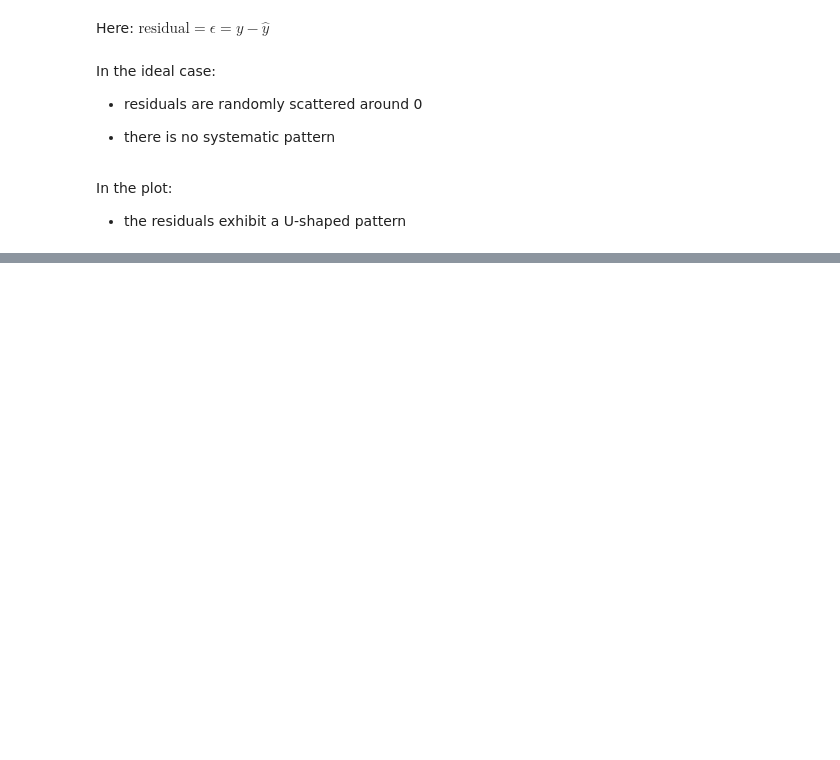
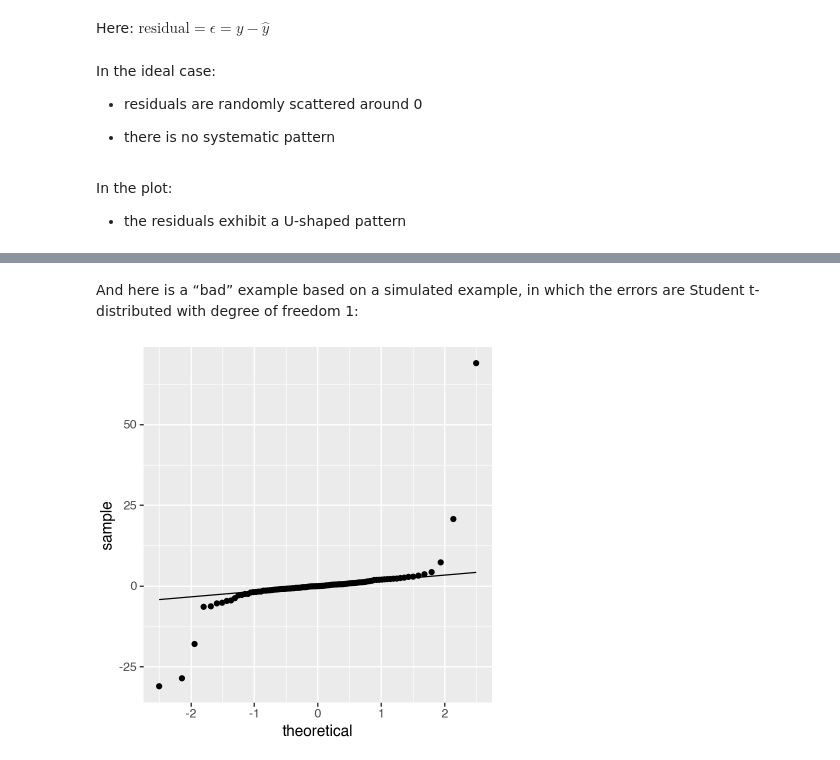
Before and after one commit to ulasuregen/Data-Analysis-and-Visualization-in-Python, a Jupyter notebook: linearRegression.ipynb, the cells around one changed output, grey strips where cells are left out. Cells and saved outputs as stored; diff of their text form; code cells hidden in the pictures; blank space fills up the shorter version.

```diff
--- a/linearRegression.ipynb
+++ b/linearRegression.ipynb
@@ -1334,0 +1446,17 @@ In the plot:
+# %% [markdown]
+And here is a “bad” example based on a simulated example, in which the errors are Student t-distributed with degree of freedom 1:
+# %%
+np.random.seed(0)
+df = pd.DataFrame({
+  "x":  np.arange(1, 101),
+  "y": np.random.standard_t(df=1, size=100)})
+m = smf.ols("y ~ x", data=df).fit()
+df_resid = pd.DataFrame({"resid": m.resid})
+(
+    ggplot(df_resid, aes(sample="resid"))
+    + stat_qq()
+    + stat_qq_line()
+    + theme(figure_size=(4, 4))
+)
+# %% [output]
+[figure, added]
```
Also changed, not shown: parts of 21 cells of this notebook, 10 other files.
